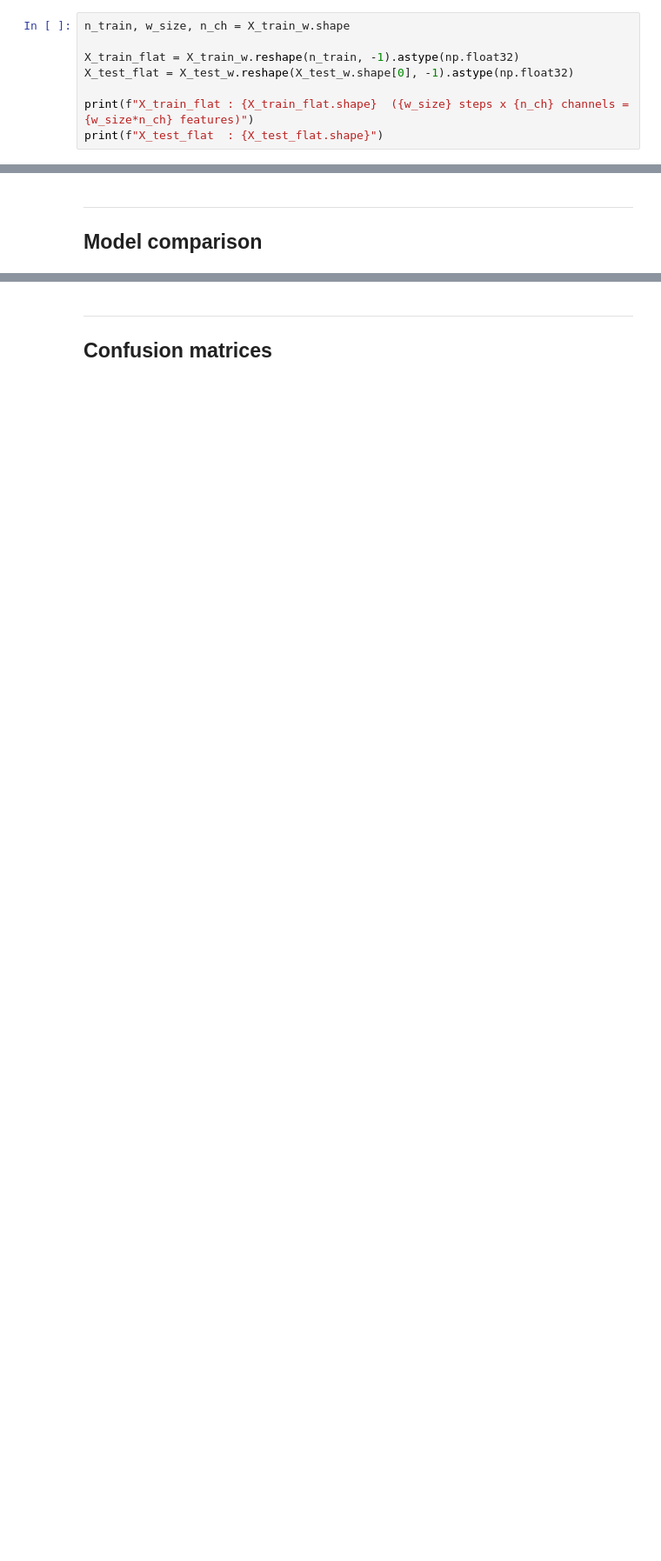
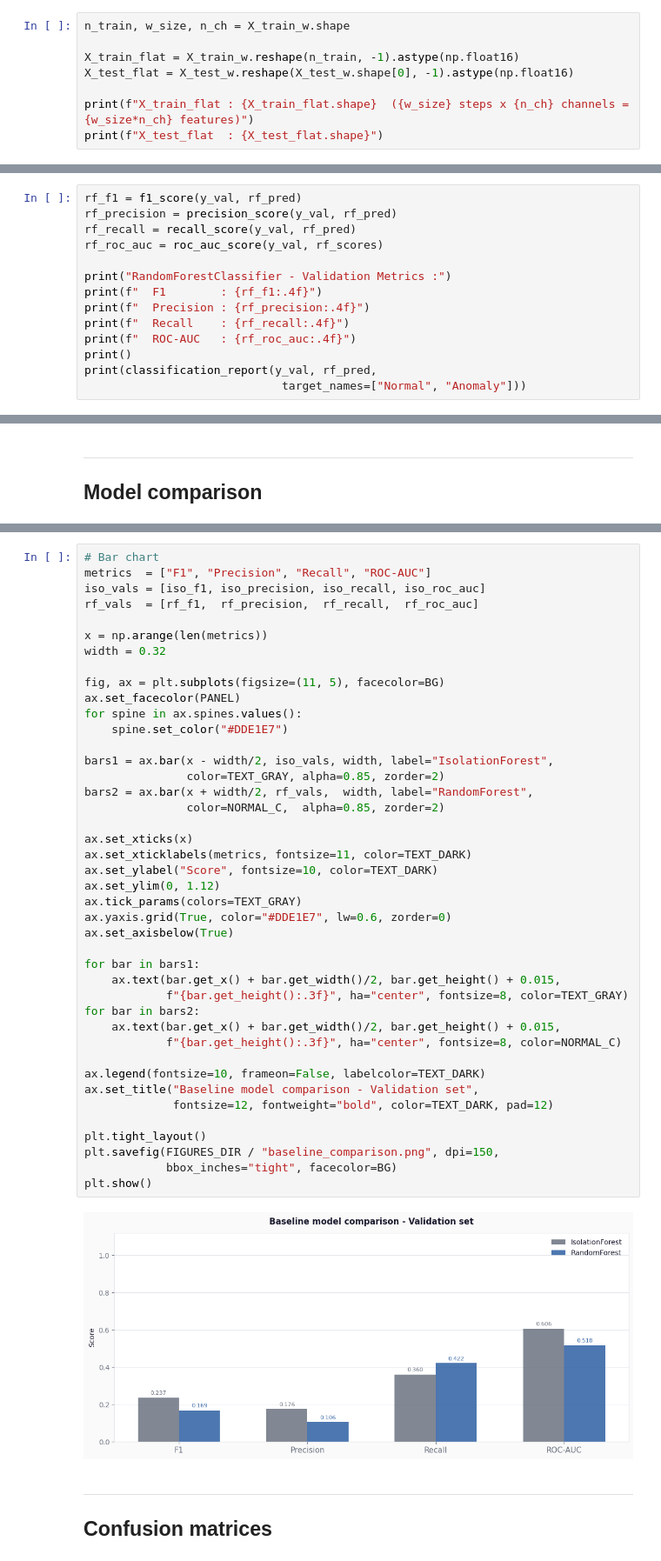
Before and after one commit to photoli93/satellite_anomaly_esa_adb, a Jupyter notebook: notebooks/03_baseline_model.ipynb, the cells around one changed output, grey strips where cells are left out. Shown at 87% size. Cells and saved outputs as stored; diff of their text form; blank space fills up the shorter version.

Commit message:
chore: update notebook 3 baseline models

```diff
--- a/notebooks/03_baseline_model.ipynb
+++ b/notebooks/03_baseline_model.ipynb
@@ -112,8 +114,8 @@ pos_weight        : 8.47
 # %%
 n_train, w_size, n_ch = X_train_w.shape
 
-X_train_flat = X_train_w.reshape(n_train, -1).astype(np.float32)
-X_test_flat = X_test_w.reshape(X_test_w.shape[0], -1).astype(np.float32)
+X_train_flat = X_train_w.reshape(n_train, -1).astype(np.float16)
+X_test_flat = X_test_w.reshape(X_test_w.shape[0], -1).astype(np.float16)
 
 print(f"X_train_flat : {X_train_flat.shape}  ({w_size} steps x {n_ch} channels = {w_size*n_ch} features)")
 print(f"X_test_flat  : {X_test_flat.shape}")
@@ -135,0 +267,14 @@ NameError: name 'X_train_flat' is not defined
+# %%
+rf_f1 = f1_score(y_val, rf_pred)
+rf_precision = precision_score(y_val, rf_pred)
+rf_recall = recall_score(y_val, rf_pred)
+rf_roc_auc = roc_auc_score(y_val, rf_scores)
+
+print("RandomForestClassifier - Validation Metrics :")
+print(f"  F1        : {rf_f1:.4f}")
+print(f"  Precision : {rf_precision:.4f}")
+print(f"  Recall    : {rf_recall:.4f}")
+print(f"  ROC-AUC   : {rf_roc_auc:.4f}")
+print()
+print(classification_report(y_val, rf_pred,
+                             target_names=["Normal", "Anomaly"]))
@@ -139,3 +323,47 @@ NameError: name 'X_train_flat' is not defined
+# %%
+# Bar chart
+metrics  = ["F1", "Precision", "Recall", "ROC-AUC"]
+iso_vals = [iso_f1, iso_precision, iso_recall, iso_roc_auc]
+rf_vals  = [rf_f1,  rf_precision,  rf_recall,  rf_roc_auc]
+
+x = np.arange(len(metrics))
+width = 0.32
+
+fig, ax = plt.subplots(figsize=(11, 5), facecolor=BG)
+ax.set_facecolor(PANEL)
+for spine in ax.spines.values():
+    spine.set_color("#DDE1E7")
+
+bars1 = ax.bar(x - width/2, iso_vals, width, label="IsolationForest",
+               color=TEXT_GRAY, alpha=0.85, zorder=2)
+bars2 = ax.bar(x + width/2, rf_vals,  width, label="RandomForest",
+               color=NORMAL_C,  alpha=0.85, zorder=2)
+
+ax.set_xticks(x)
+ax.set_xticklabels(metrics, fontsize=11, color=TEXT_DARK)
+ax.set_ylabel("Score", fontsize=10, color=TEXT_DARK)
+ax.set_ylim(0, 1.12)
+ax.tick_params(colors=TEXT_GRAY)
+ax.yaxis.grid(True, color="#DDE1E7", lw=0.6, zorder=0)
+ax.set_axisbelow(True)
+
+for bar in bars1:
+    ax.text(bar.get_x() + bar.get_width()/2, bar.get_height() + 0.015,
+            f"{bar.get_height():.3f}", ha="center", fontsize=8, color=TEXT_GRAY)
+for bar in bars2:
+    ax.text(bar.get_x() + bar.get_width()/2, bar.get_height() + 0.015,
+            f"{bar.get_height():.3f}", ha="center", fontsize=8, color=NORMAL_C)
+
+ax.legend(fontsize=10, frameon=False, labelcolor=TEXT_DARK)
+ax.set_title("Baseline model comparison - Validation set",
+             fontsize=12, fontweight="bold", color=TEXT_DARK, pad=12)
+
+plt.tight_layout()
+plt.savefig(FIGURES_DIR / "baseline_comparison.png", dpi=150,
+            bbox_inches="tight", facecolor=BG)
+plt.show()
+# %% [output]
+[figure, added]
 # %% [markdown]
 ---
 ## Confusion matrices
```
Also changed, not shown: parts of 23 cells of this notebook, 8 other files.
